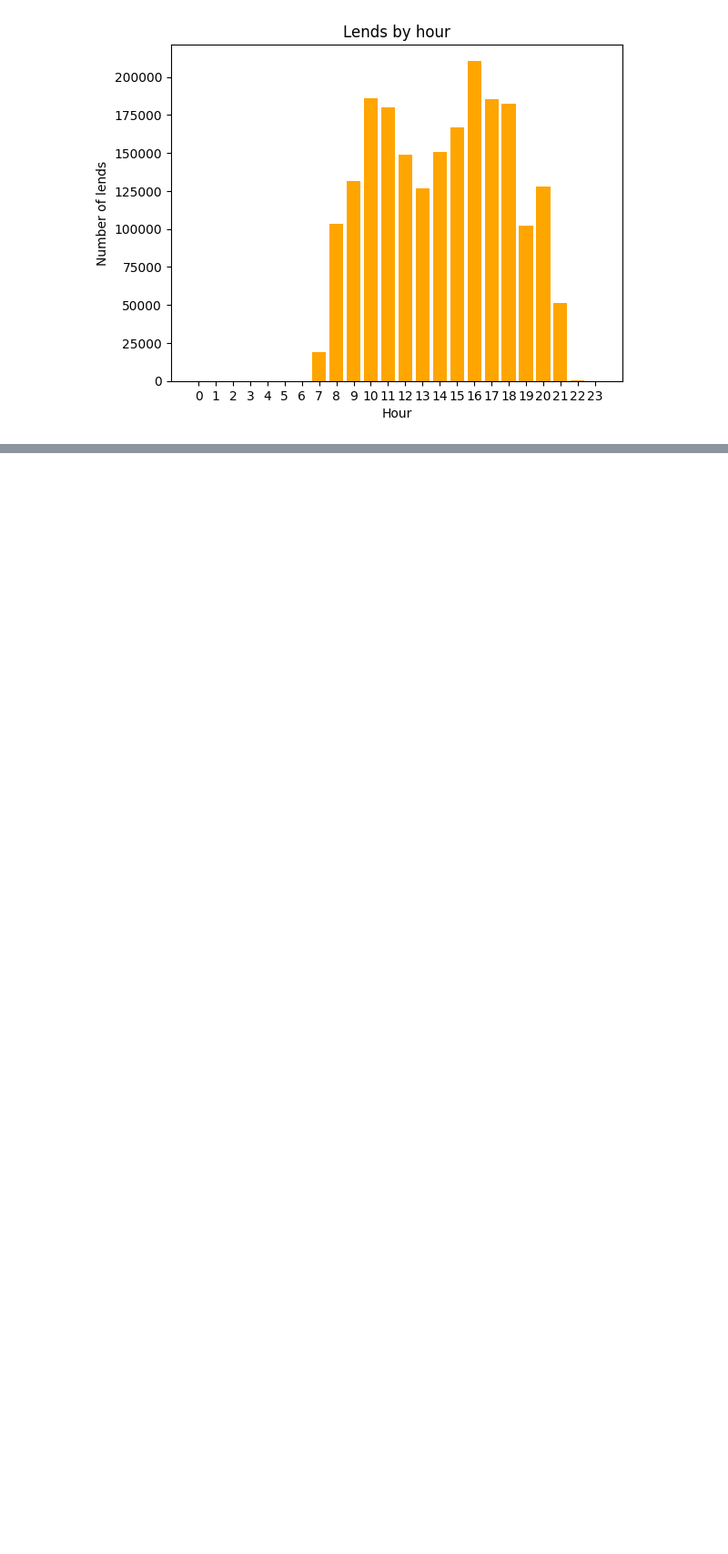
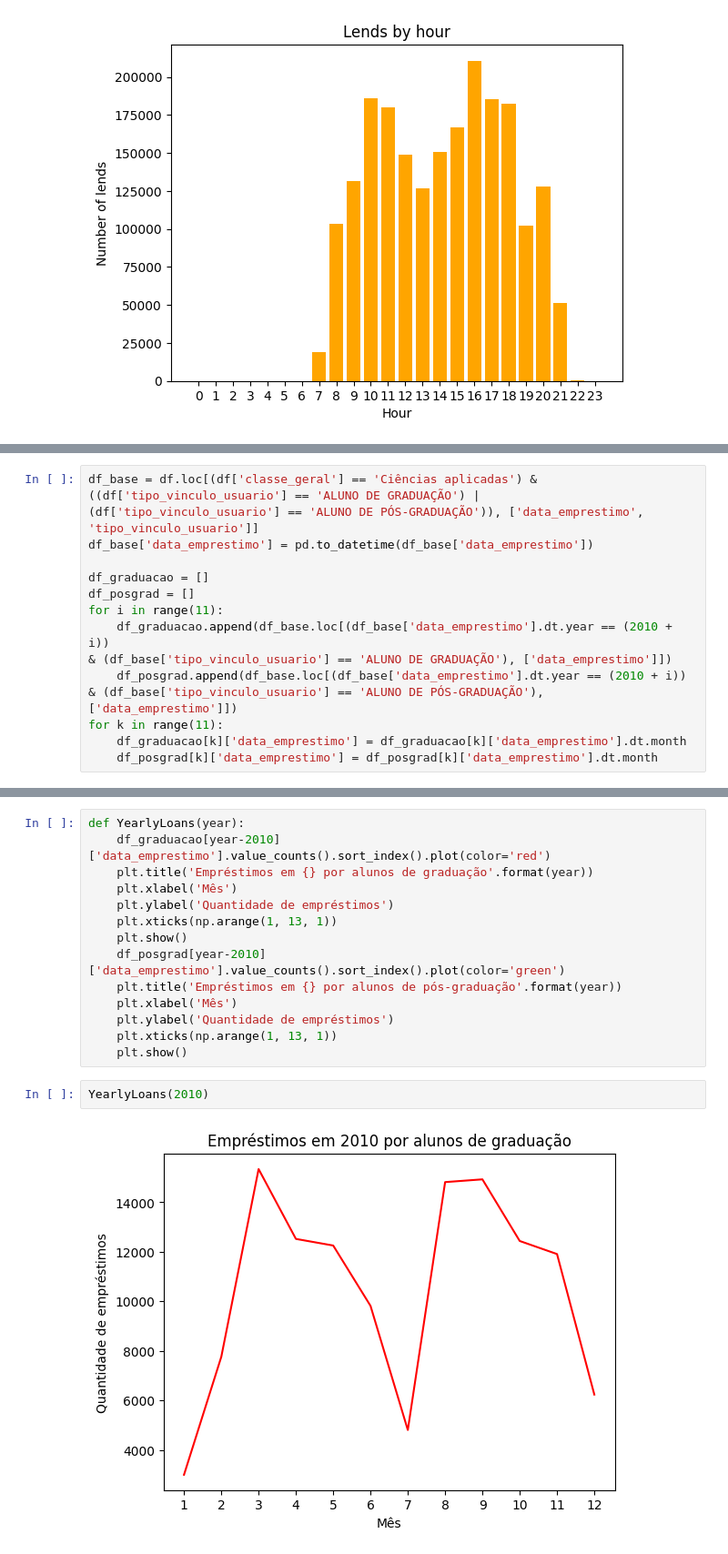
Before and after one commit to MateusViotto/Data-Analysis-with-Python-Pandas, a Jupyter notebook: 7DaysToCode_PythonPandas_Day1.ipynb, the cells around one changed output, grey strips where cells are left out. Shown at 91% size. Drawn from its saved outputs; the diff is of its cells as text; blank space fills up the shorter version.

Commit message:
implements yearlyloans graphs

```diff
--- a/7DaysToCode_PythonPandas_Day1.ipynb
+++ b/7DaysToCode_PythonPandas_Day1.ipynb
@@ -304,0 +300,15 @@ inferno
+# %%
+df_base = df.loc[(df['classe_geral'] == 'Ciências aplicadas') & ((df['tipo_vinculo_usuario'] == 'ALUNO DE GRADUAÇÃO') |
+(df['tipo_vinculo_usuario'] == 'ALUNO DE PÓS-GRADUAÇÃO')), ['data_emprestimo', 'tipo_vinculo_usuario']]
+df_base['data_emprestimo'] = pd.to_datetime(df_base['data_emprestimo'])
+
+df_graduacao = []
+df_posgrad = []
+for i in range(11):
+    df_graduacao.append(df_base.loc[(df_base['data_emprestimo'].dt.year == (2010 + i))
+& (df_base['tipo_vinculo_usuario'] == 'ALUNO DE GRADUAÇÃO'), ['data_emprestimo']])
+    df_posgrad.append(df_base.loc[(df_base['data_emprestimo'].dt.year == (2010 + i))
+& (df_base['tipo_vinculo_usuario'] == 'ALUNO DE PÓS-GRADUAÇÃO'), ['data_emprestimo']])
+for k in range(11):
+    df_graduacao[k]['data_emprestimo'] = df_graduacao[k]['data_emprestimo'].dt.month
+    df_posgrad[k]['data_emprestimo'] = df_posgrad[k]['data_emprestimo'].dt.month
@@ -304,0 +317,18 @@ inferno
+# %%
+def YearlyLoans(year):
+    df_graduacao[year-2010]['data_emprestimo'].value_counts().sort_index().plot(color='red')
+    plt.title('Empréstimos em {} por alunos de graduação'.format(year))
+    plt.xlabel('Mês')
+    plt.ylabel('Quantidade de empréstimos')
+    plt.xticks(np.arange(1, 13, 1))
+    plt.show()
+    df_posgrad[year-2010]['data_emprestimo'].value_counts().sort_index().plot(color='green')
+    plt.title('Empréstimos em {} por alunos de pós-graduação'.format(year))
+    plt.xlabel('Mês')
+    plt.ylabel('Quantidade de empréstimos')
+    plt.xticks(np.arange(1, 13, 1))
+    plt.show()
+# %%
+YearlyLoans(2010)
+# %% [output]
+[figure, added]
```
Also changed, not shown: parts of 45 cells of this notebook.
